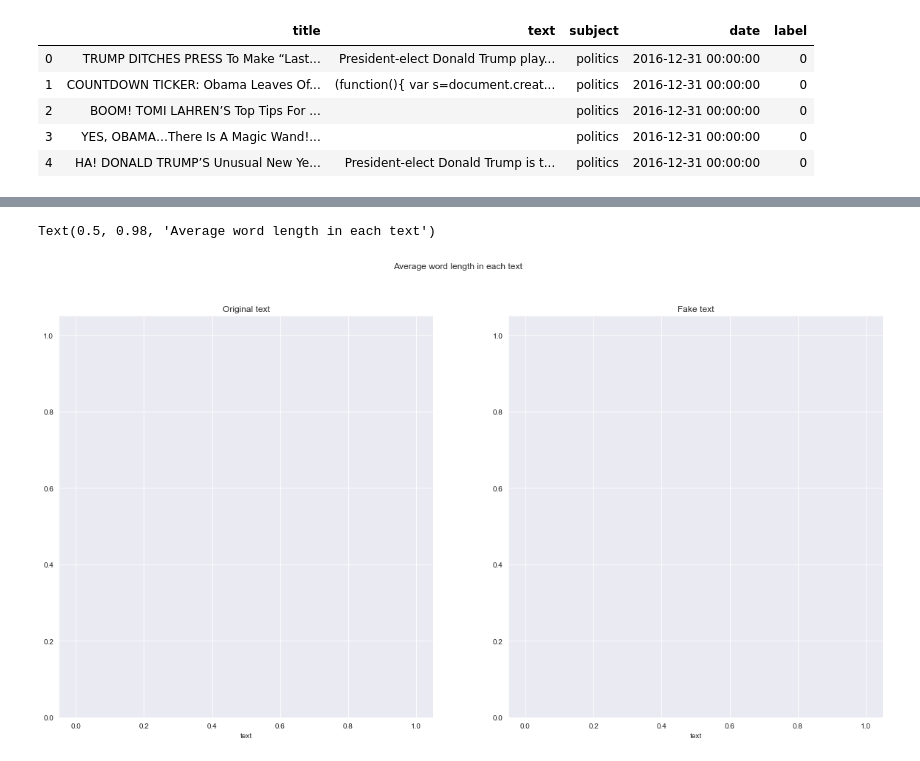
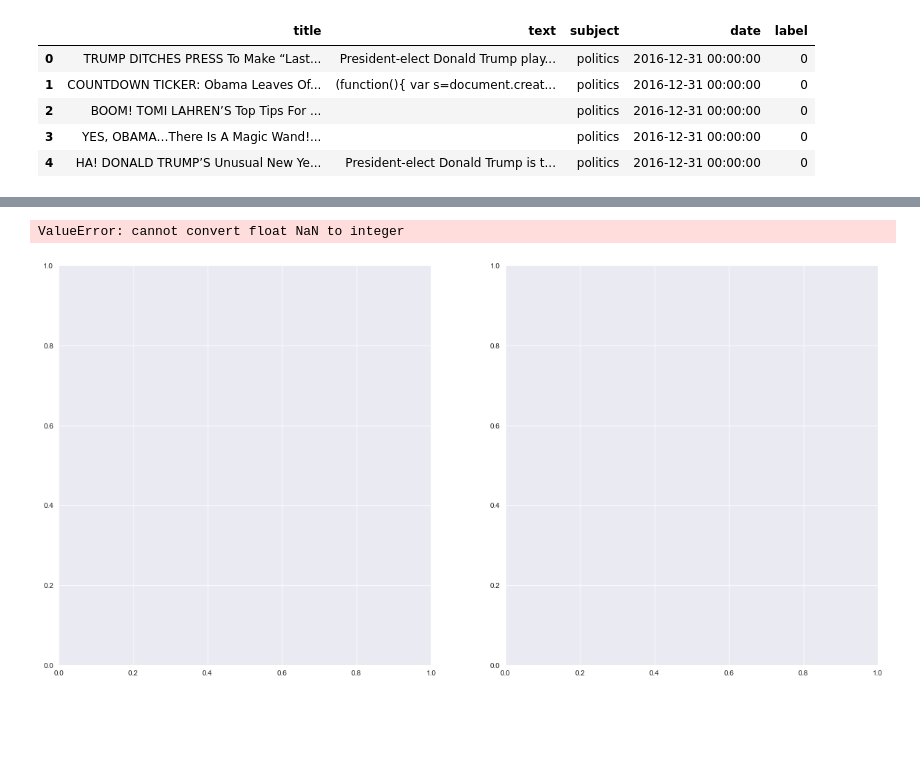
Before and after one commit to SaideT/Fake-News-Detection, a Jupyter notebook: fake_news.ipynb, the cells around one changed output, grey strips where cells are left out. Drawn from its saved outputs; the diff is of its cells as text; code cells hidden in the pictures; blank space fills up the shorter version.

```diff
--- a/fake_news.ipynb
+++ b/fake_news.ipynb
@@ -44,7 +45,7 @@ fake.head()
 # %%
 fake['label']='0'
 # %%
-true = pd.DataFrame(pd.read_excel('politics_true2016.xlsx'))
+true = pd.DataFrame(pd.read_excel('./politics_true2016.xlsx'))
 # %%
 true.head()
 # %% [output]
@@ -168,12 +139,12 @@ NameError: name 'WordCloud' is not defined
 # %%
 fig,(ax1,ax2)=plt.subplots(1,2,figsize=(20,10))
-word=news[news['label']==1]['text'].str.split().apply(lambda x : [len(i) for i in x])
+word=news[news['label']=='1']['text'].str.split().apply(lambda x : [len(i) for i in x])
 sns.distplot(word.map(lambda x: np.mean(x)),ax=ax1,color='red')
 ax1.set_title('Original text')
-word=news[news['label']==0]['text'].str.split().apply(lambda x : [len(i) for i in x])
+word=news[news['label']=='0']['text'].str.split().apply(lambda x : [len(i) for i in x])
 sns.distplot(word.map(lambda x: np.mean(x)),ax=ax2,color='green')
 ax2.set_title('Fake text')
 fig.suptitle('Average word length in each text')
 # %% [output]
-Text(0.5, 0.98, 'Average word length in each text')
+ValueError: cannot convert float NaN to integer
-[figure, old version]
+[figure, new version]
```
Also changed, not shown: parts of 10 cells of this notebook.
